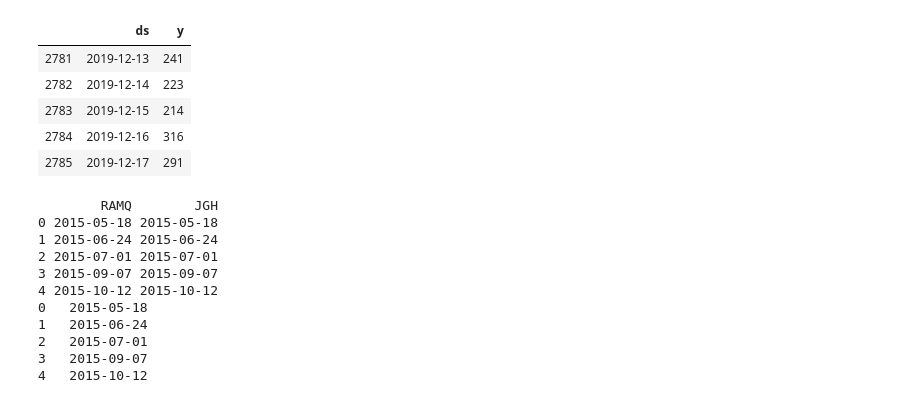
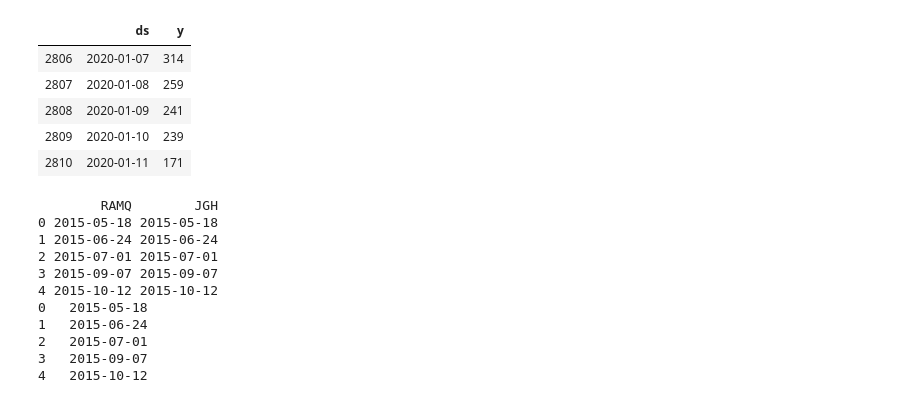
Before and after one commit to drdevinhopkins/jgh-prophet, a Jupyter notebook: Long-Term Model Preparation.ipynb, the cells around one changed output. Cells and saved outputs as stored; diff of their text form; code cells hidden in the pictures.

```diff
--- a/Long-Term Model Preparation.ipynb
+++ b/Long-Term Model Preparation.ipynb
@@ -15,23 +15,23 @@ import pytz
 %matplotlib inline
 # %%
 #Import our visit data from an excel file on Dropbox
-df = pd.read_excel('https://www.dropbox.com/s/fif8x662vpmnsma/daily-visits-incl-19-12-17.xlsx?dl=1')
+df = pd.read_excel('daily-visits-incl-20-01-11.xlsx')
 #Prophet only accepts these columns names:
 df.columns = ['ds','y']
 #Some of the timestamp day occasionally is off by a few milliseconds, not sure why, but we'll fix it by rounding:
 df['ds'] = df['ds'].dt.round('15min')
 #I've saved the data as hourly visits, so to convert to daily visits we group by date:
 df = df.groupby([df['ds'].dt.date]).sum()
 df = df.reset_index()
 df = df.dropna()
 df.tail()
 # %% [output]
 |  | ds | y |
-| 2781 | 2019-12-13 | 241 |
-| 2782 | 2019-12-14 | 223 |
-| 2783 | 2019-12-15 | 214 |
-| 2784 | 2019-12-16 | 316 |
-| 2785 | 2019-12-17 | 291 |
+| 2806 | 2020-01-07 | 314 |
+| 2807 | 2020-01-08 | 259 |
+| 2808 | 2020-01-09 | 241 |
+| 2809 | 2020-01-10 | 239 |
+| 2810 | 2020-01-11 | 171 |
 # %%
 #Import our stat days excel file, split them by RAMQ vs JGH
 stat_days_df = pd.read_excel('https://www.dropbox.com/s/6kv67yhuv6f3b3h/statdays.xlsx?dl=1')
```
Also changed, not shown: parts of 12 cells of this notebook, 8 other files.
